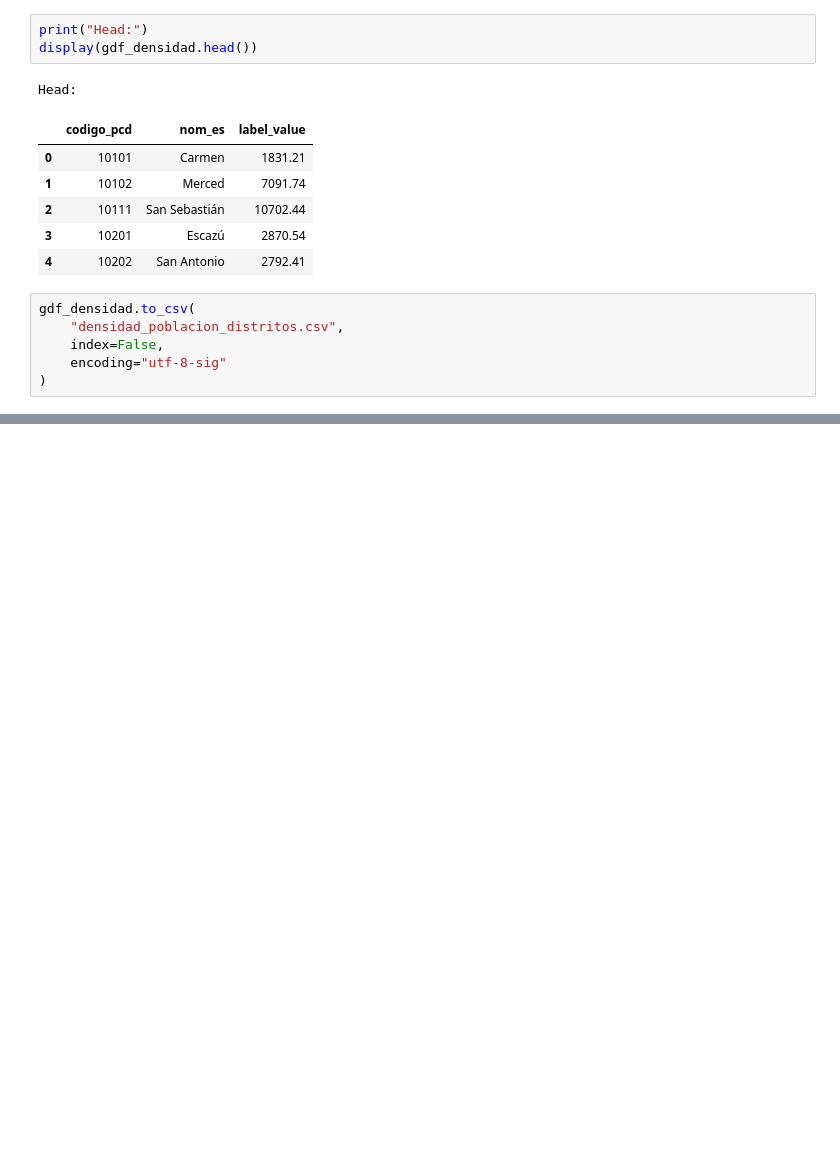
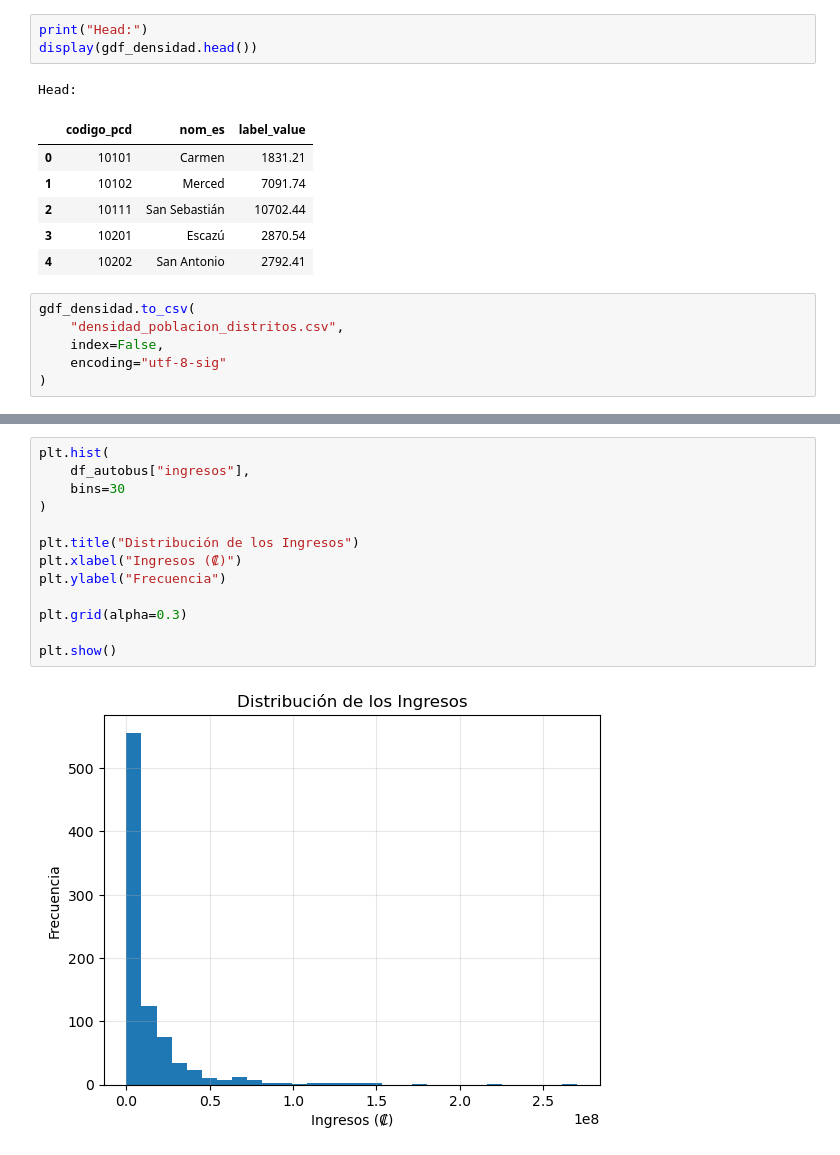
Before and after one commit to EdgarChVi/VolumenDatos, a Jupyter notebook: plote.ipynb, the cells around one changed output, grey strips where cells are left out. Drawn from its saved outputs; the diff is of its cells as text; blank space fills up the shorter version.

```diff
--- a/plote.ipynb
+++ b/plote.ipynb
@@ -245,0 +412,15 @@ Máximo: 29359.8
+# %%
+plt.hist(
+    df_autobus["ingresos"],
+    bins=30
+)
+
+plt.title("Distribución de los Ingresos")
+plt.xlabel("Ingresos (₡)")
+plt.ylabel("Frecuencia")
+
+plt.grid(alpha=0.3)
+
+plt.show()
+# %% [output]
+[figure, added]
```
Also changed, not shown: parts of 16 cells of this notebook, 2 other files.
